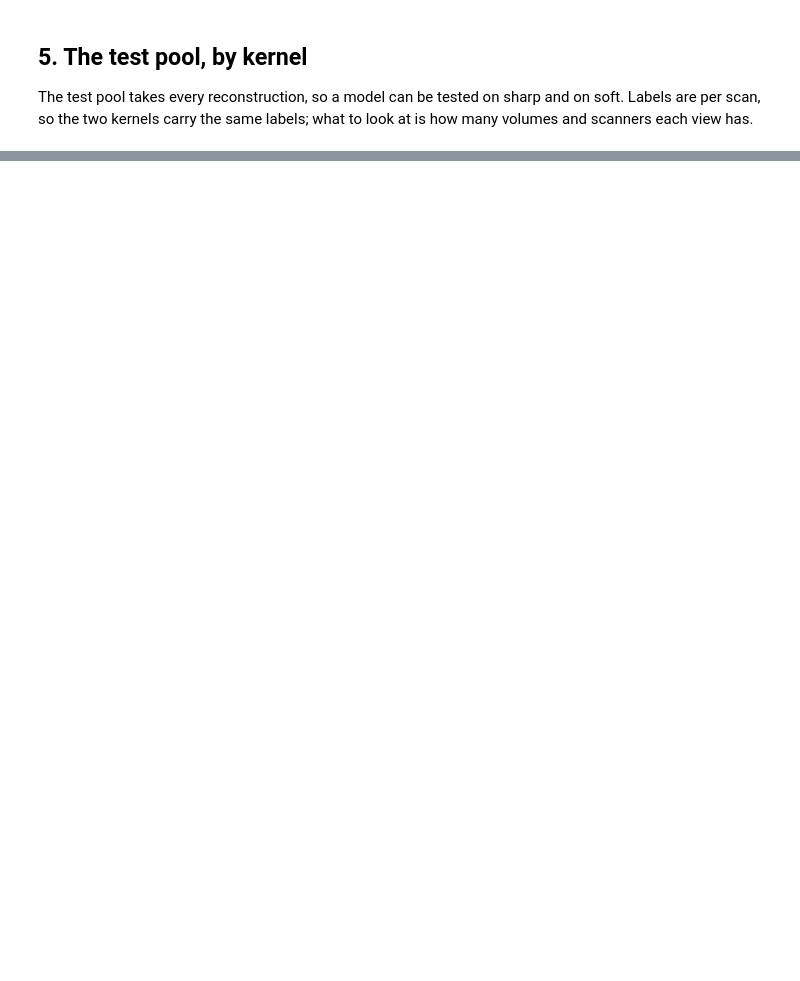
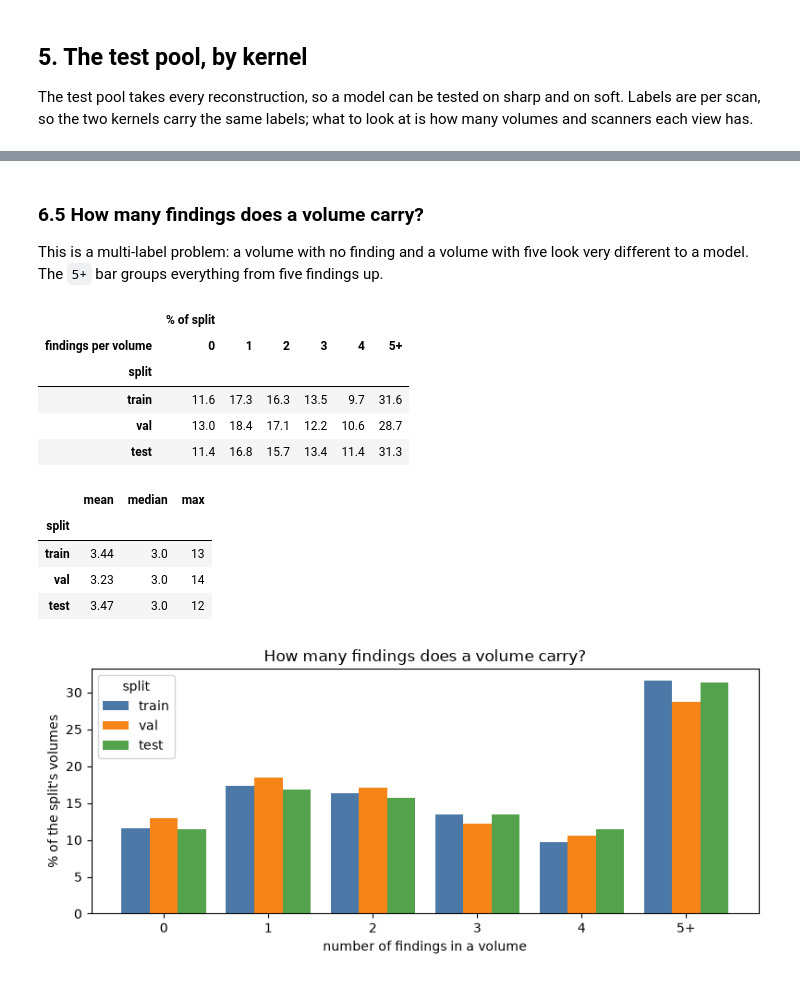
Before and after one commit to FYP22-ChestAI/ChestCT-Multi-Abnormality-Classifier, a Jupyter notebook: notebooks/kernel_label_distribution.ipynb, the cells around one changed output, grey strips where cells are left out. Cells and saved outputs as stored; diff of their text form; code cells hidden in the pictures; blank space fills up the shorter version.

```diff
--- a/notebooks/kernel_label_distribution.ipynb
+++ b/notebooks/kernel_label_distribution.ipynb
@@ -176,0 +400,18 @@ else:
+# %%
+by_kernel = pd.crosstab(man.kernel, man.split).reindex(columns=SPLITS)
+kernels = by_kernel.add_suffix(" n").join(by_kernel.div(by_kernel.sum()).mul(100).round(1).add_suffix(" %"))
+kernels.insert(0, "class", man.drop_duplicates("kernel").set_index("kernel").kernel_class.reindex(kernels.index))
+kernels = kernels.assign(total=by_kernel.sum(axis=1)).sort_values("total", ascending=False).drop(columns="total")
+display(kernels)
+
+fig, ax = plt.subplots(figsize=(11, 0.45 * len(kernels) + 1.5))
+y, h = np.arange(len(kernels)), 0.27
+for k, s in enumerate(SPLITS):
+    ax.barh(y + (k - 1) * h, kernels[f"{s} %"], h, label=s, color=SPLIT_COLOR[s])
+ax.set_yticks(y, [f"{k}  ({c})" for k, c in zip(kernels.index, kernels["class"])])
+ax.invert_yaxis()
+ax.set_xlabel("% of the split's volumes")
+ax.set_title("Convolution kernels in each split")
+ax.legend(title="split")
+plt.tight_layout()
+plt.show()
@@ -177,3 +545,40 @@ else:
+# %% [markdown]
+### 6.5 How many findings does a volume carry?
+
+This is a multi-label problem: a volume with no finding and a volume with five look very different to a model. The `5+` bar groups
+everything from five findings up.
+# %%
+n_pos = man[lab_cols].sum(axis=1).clip(upper=5).map(lambda n: "5+" if n >= 5 else str(int(n)))
+per_vol = pct_of_split(pd.crosstab(man.split, n_pos).reindex(SPLITS)).round(1)
+per_vol.columns.name = "findings per volume"
+display(pd.concat({"% of split": per_vol, }, axis=1))
+stats = man.assign(n=man[lab_cols].sum(axis=1)).groupby("split").n.agg(mean="mean", median="median", max="max").reindex(SPLITS).round(2)
+display(stats)
+
+fig, ax = plt.subplots(figsize=(8, 3.6))
+x, w = np.arange(per_vol.shape[1]), 0.27
+for k, s in enumerate(SPLITS):
+    ax.bar(x + (k - 1) * w, per_vol.loc[s], w, label=s, color=SPLIT_COLOR[s])
+ax.set_xticks(x, per_vol.columns)
+ax.set_xlabel("number of findings in a volume")
+ax.set_ylabel("% of the split's volumes")
+ax.set_title("How many findings does a volume carry?")
+ax.legend(title="split")
+plt.tight_layout()
+plt.show()
+# %% [output]
+|  | % of split |  |  |  |  |  |
+| findings per volume | 0 | 1 | 2 | 3 | 4 | 5+ |
+| split |  |  |  |  |  |  |
+| train | 11.6 | 17.3 | 16.3 | 13.5 | 9.7 | 31.6 |
+| val | 13.0 | 18.4 | 17.1 | 12.2 | 10.6 | 28.7 |
+| test | 11.4 | 16.8 | 15.7 | 13.4 | 11.4 | 31.3 |
+|  | mean | median | max |
+| split |  |  |  |
+| train | 3.44 | 3.0 | 13 |
+| val | 3.23 | 3.0 | 14 |
+| test | 3.47 | 3.0 | 12 |
+[figure, added]
 # %% [markdown]
 ## How to read this
 
```
Also changed, not shown: parts of 22 cells of this notebook.
